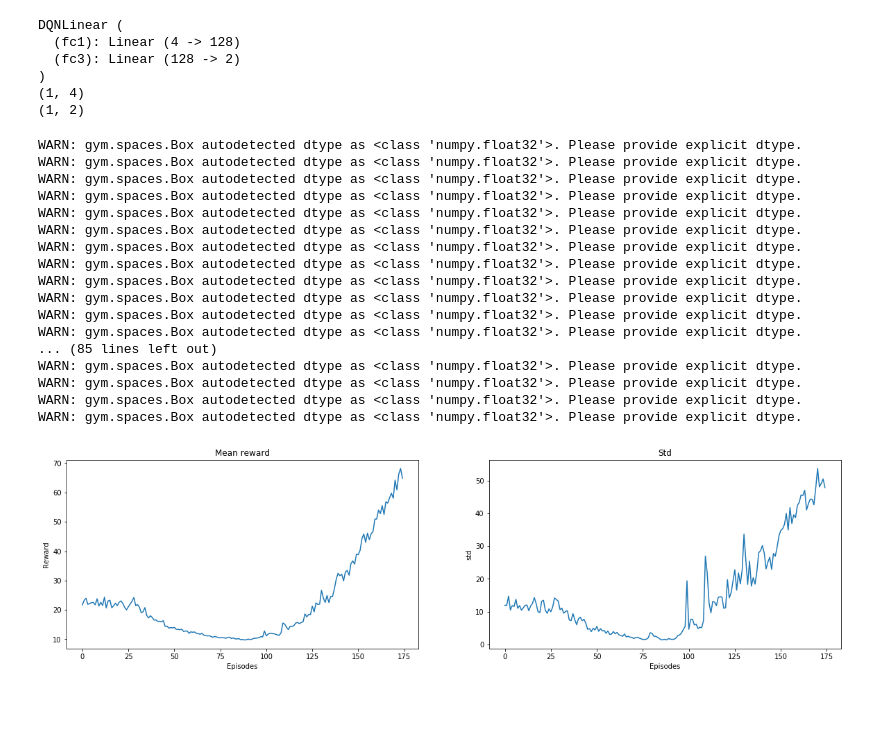
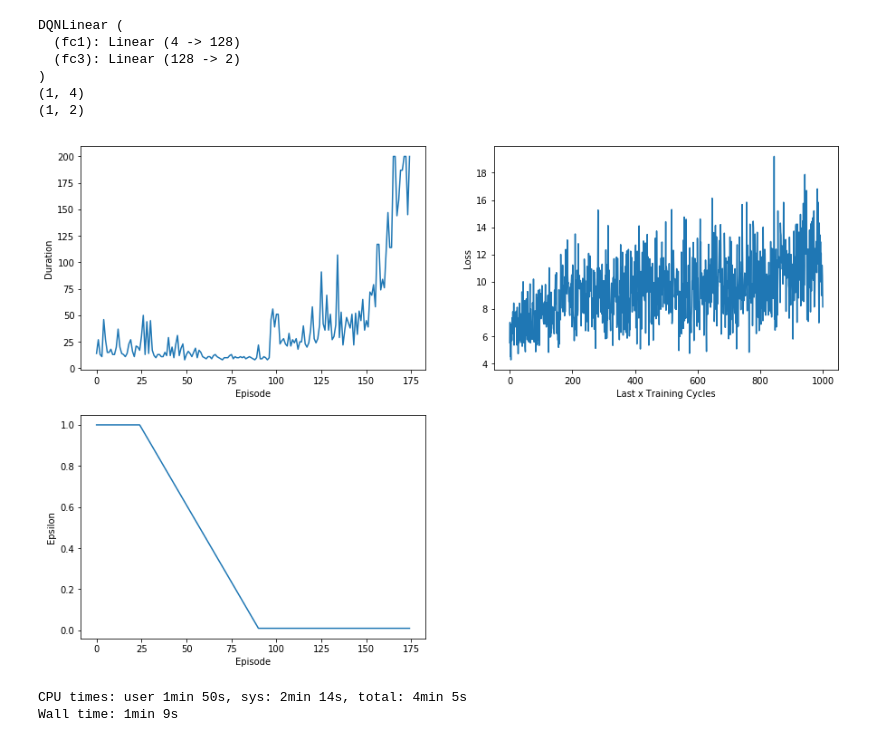
Before and after one commit to whathelll/Reinforcement-Learning, a Jupyter notebook: DQN/5-CartpoleDQN-PER.ipynb, the cells around one changed output. Cells and saved outputs as stored; diff of their text form; code cells hidden in the pictures; blank space fills up the shorter version.

```diff
--- a/DQN/5-CartpoleDQN-PER.ipynb
+++ b/DQN/5-CartpoleDQN-PER.ipynb
@@ -75,7 +75,7 @@ class DQNLinearLearner(object):
         self.steps_before_training = 500
         self.target_q_update_frequency = 100
 
-        self.memory = PrioritisedReplayMemory(capacity=10000, e=0.1, alpha=0.1)
+        self.memory = PrioritisedReplayMemory(capacity=10000, e=0.1, alpha=0.5)
         self.Q = DQNLinear()
         self.Qt = copy.deepcopy(self.Q)# DQNLinear()
 #         self.Qt.load_state_dict(self.Q.state_dict())
@@ -155,7 +155,7 @@ class DQNLinearLearner(object):
         if self.train_q_batch_size >= len(self.memory):
             return
 
-        transition, indices = self.memory.sample(self.train_q_batch_size)
+        transition, [indices, weights] = self.memory.sample(self.train_q_batch_size)
         s, a, s_1, r, done = transition
         s = Variable(torch.from_numpy(s)).float()
         a = Variable(torch.from_numpy(a)).long()
@@ -165,13 +165,8 @@ class DQNLinearLearner(object):
 
         # Q_sa = r + gamma * max(Q_s'a')
         Q = self.Q(s)
-#         print(Q)
-#         print(a)
-#         print("s:", s, "Q:", Q)
         Q = Q.gather(1, a)
-#         print("a:", a, "Q:", Q)
         Qt = self.Qt(s_1)
-#         print("s_1:", s_1, "Qt:", Qt)
 
         if self.use_double_Q:
             best_action = self.Q(s_1).max(dim=1)[1].view(-1, 1)
@@ -181,13 +176,15 @@ class DQNLinearLearner(object):
 
         y.volatile = False #weird
 
-        loss = self.criterion(Q, y)
         error = Q - y
+        loss = (error) ** 2
+#         weights = Variable(torch.from_numpy(weights)).float()
         self.memory.update(indices, error.squeeze().data.numpy())
 #         loss = F.smooth_l1_loss(Q, y)
-        self.l_tq_squared_error.append(loss.data.numpy().sum())
+        self.l_tq_squared_error.append(loss.data.numpy().mean())
         self.optimizer.zero_grad()   # zero the gradient buffers
-        loss.backward()
+#         (weights * loss).mean().backward()
+        loss.mean().backward()
 #         for param in self.Q.parameters():
 #             param.grad.data.clamp_(-1, 1)
         self.optimizer.step()
@@ -210,61 +207,45 @@ class DQNLinearLearner(object):
             episode_reward += r
             self.s = s_1
 
             if done:
                 break;
 
         self.env.close()
         print("Total Reward: ", episode_reward)
 
 
-learner = DQNLinearLearner(double_Q=True)
+learner = DQNLinearLearner(double_Q=False)
 
 def show_chart(learner):
     plt.figure(figsize=(15,10))
     plt.subplot(2, 2, 1)
     plt.xlabel('Episode')
     plt.ylabel('Duration')
     plt.plot(learner.episode_rewards)
     plt.subplot(2, 2, 2)
     plt.xlabel('Last x Training Cycles')
     plt.ylabel('Loss')
     plt.plot(list(learner.l_tq_squared_error))
     plt.subplot(2, 2, 3)
     plt.xlabel('Episode')
     plt.ylabel('Epsilon')
     plt.plot(list(learner.epsilon_log))
     display.clear_output(wait=True)
     display.display(plt.gcf())
 
-# %time learner.train(175, show_chart)
+%time learner.train(175, show_chart)
 
-reward_history = RewardHistory()
-for i in range(100):
-    learner = DQNLinearLearner(double_Q=True)
-    learner.train(175)
-    reward_history.append(learner.episode_rewards)
+# reward_history = RewardHistory()
+# for i in range(10):
+#     learner = DQNLinearLearner(double_Q=False)
+#     learner.train(175)
+#     reward_history.append(learner.episode_rewards)
 # %% [output]
+[figure, added]
-WARN: gym.spaces.Box autodetected dtype as <class 'numpy.float32'>. Please provide explicit dtype.
-WARN: gym.spaces.Box autodetected dtype as <class 'numpy.float32'>. Please provide explicit dtype.
-WARN: gym.spaces.Box autodetected dtype as <class 'numpy.float32'>. Please provide explicit dtype.
-WARN: gym.spaces.Box autodetected dtype as <class 'numpy.float32'>. Please provide explicit dtype.
-WARN: gym.spaces.Box autodetected dtype as <class 'numpy.float32'>. Please provide explicit dtype.
-WARN: gym.spaces.Box autodetected dtype as <class 'numpy.float32'>. Please provide explicit dtype.
-WARN: gym.spaces.Box autodetected dtype as <class 'numpy.float32'>. Please provide explicit dtype.
-WARN: gym.spaces.Box autodetected dtype as <class 'numpy.float32'>. Please provide explicit dtype.
-WARN: gym.spaces.Box autodetected dtype as <class 'numpy.float32'>. Please provide explicit dtype.
-WARN: gym.spaces.Box autodetected dtype as <class 'numpy.float32'>. Please provide explicit dtype.
-WARN: gym.spaces.Box autodetected dtype as <class 'numpy.float32'>. Please provide explicit dtype.
-WARN: gym.spaces.Box autodetected dtype as <class 'numpy.float32'>. Please provide explicit dtype.
-... (85 lines left out)
-WARN: gym.spaces.Box autodetected dtype as <class 'numpy.float32'>. Please provide explicit dtype.
-WARN: gym.spaces.Box autodetected dtype as <class 'numpy.float32'>. Please provide explicit dtype.
-WARN: gym.spaces.Box autodetected dtype as <class 'numpy.float32'>. Please provide explicit dtype.
-WARN: gym.spaces.Box autodetected dtype as <class 'numpy.float32'>. Please provide explicit dtype.
+CPU times: user 1min 50s, sys: 2min 14s, total: 4min 5s
+Wall time: 1min 9s
 # %%
 reward_history.plot()
-# %% [output]
-[figure, removed]
 # %%
 learner.run()
 # %% [markdown]
```
Also changed, not shown: 11 other files.
